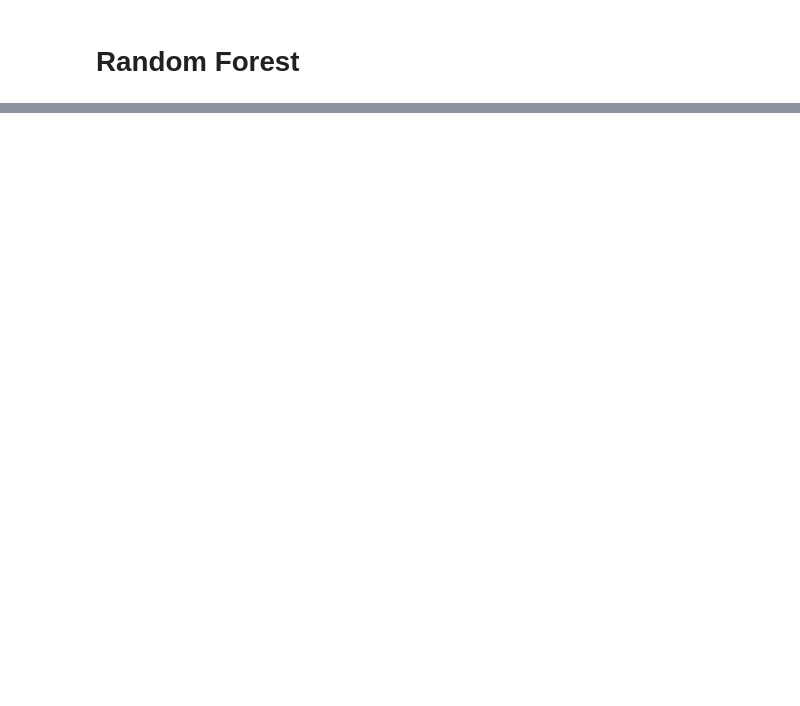
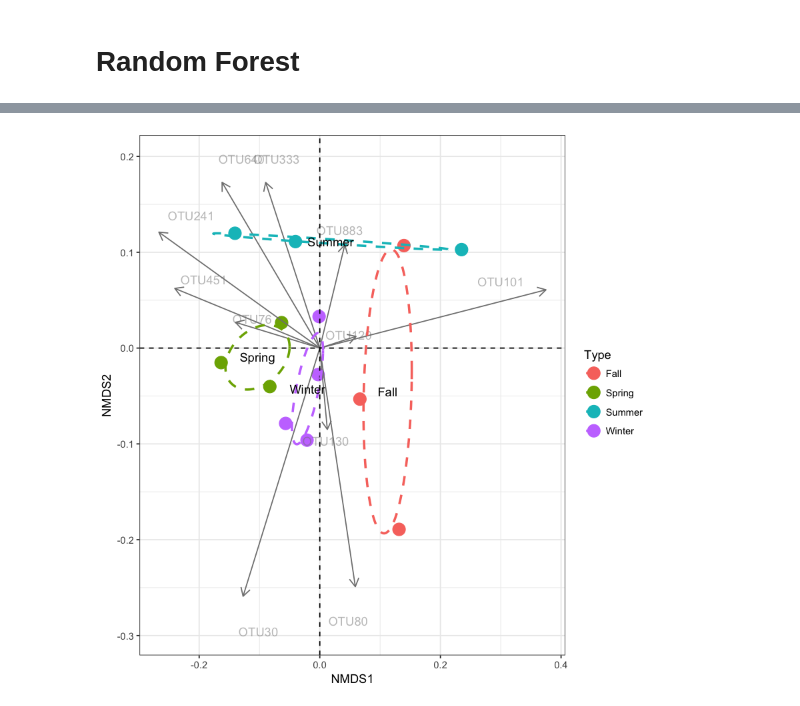
Before and after one commit to pjtorres/Bioinformatics-BC, a Jupyter notebook: Phyloseq/Phyloseq_BBClub.ipynb, the cells around one changed output, grey strips where cells are left out. Saved outputs shown, nothing was run; the diff lists cells and outputs as text; code cells hidden in the pictures; blank space fills up the shorter version.

```diff
--- a/Phyloseq/Phyloseq_BBClub.ipynb
+++ b/Phyloseq/Phyloseq_BBClub.ipynb
@@ -771,0 +767,6 @@ print(p)
+# %%
+#Parameters
+cmethod<-"pearson" #Correlation method to use: pearson, pearman, kendall
+fmethod<-"bray" #Fixed distance method: euclidean, manhattan, gower, altGower, canberra, bray, kulczynski, morisita,horn, binomial, and cao
+vmethod<-"bray" #Variable distance method: euclidean, manhattan, gower, altGower, canberra, bray, kulczynski, morisita,horn, binomial, and cao
+nmethod<-"bray" #NMDS distance method:  euclidean, manhattan, gower, altGower, canberra, bray, kulczynski, morisita,horn, binomial, and cao
@@ -771,0 +1199,20 @@ print(p)
+# %%
+#Get site information
+df<-scores(MDS_res,display=c("sites"))
+
+#Add grouping information
+df<-data.frame(df,Type=grouping_info[rownames(df),5])
+
+#Get the vectors for bioenv.fit
+df_biofit<-scores(bio.fit,display=c("vectors"))
+df_biofit<-df_biofit*vegan:::ordiArrowMul(df_biofit)
+df_biofit<-as.data.frame(df_biofit)
+# %%
+#ellipses
+#First of all, I added column group to your NMDS data frame.
+NMDS = data.frame(MDS1 = MDS_res$points[,1], MDS2 = MDS_res$points[,2],group=grouping_info[rownames(df),5])
+group=grouping_info[rownames(df),5]
+#NMDS
+#Second data frame contains mean MDS1 and MDS2 values for each group and it will be used to show group names on plot
+NMDS.mean=aggregate(NMDS[,1:2],list(group=group),mean)
+NMDS.mean
@@ -771,0 +1242,21 @@ print(p)
+# %%
+#Draw samples
+p<-ggplot()
+p<-p+geom_point(data=df,aes(NMDS1,NMDS2,colour=Type),size = 5)
+#Draw taxas
+p<-p+geom_segment(data=df_biofit, aes(x = 0, y = 0, xend = NMDS1*.5, yend = NMDS2*.35),
+                 arrow = arrow(length = unit(0.3, "cm")),color="#808080",alpha=1)
+
+p<-p+geom_text(data=as.data.frame(df_biofit*.4),aes(NMDS1, NMDS2, label = rownames(df_biofit)),color="#808080",alpha=0.5)
+#Draw environmental variables
+#p<-p+geom_segment(data=df_envfit, aes(x = 0, y = 0, xend = NMDS1, yend = NMDS2),
+ #                 arrow = arrow(length = unit(0.2, "cm")),color="#4C005C",alpha=0.5)
+
+#p<-p+geom_text(data=as.data.frame(df_envfit*1.1),aes(NMDS1, NMDS2, label = rownames(df_envfit)),color="#4C005C",alpha=0.5)
+
+p<-p+theme_bw() +geom_hline(yintercept=0,linetype=2) +
+  geom_vline(xintercept=0,linetype=2) + geom_path(data=df_ell, aes(x=MDS1, y=MDS2,colour=group), size=1, linetype=2)+
+    annotate("text",x=NMDS.mean$MDS1,y=NMDS.mean$MDS2,label=NMDS.mean$group)
+p
+# %% [output]
+[figure, added]
```
Also changed, not shown: parts of 39 cells of this notebook.
